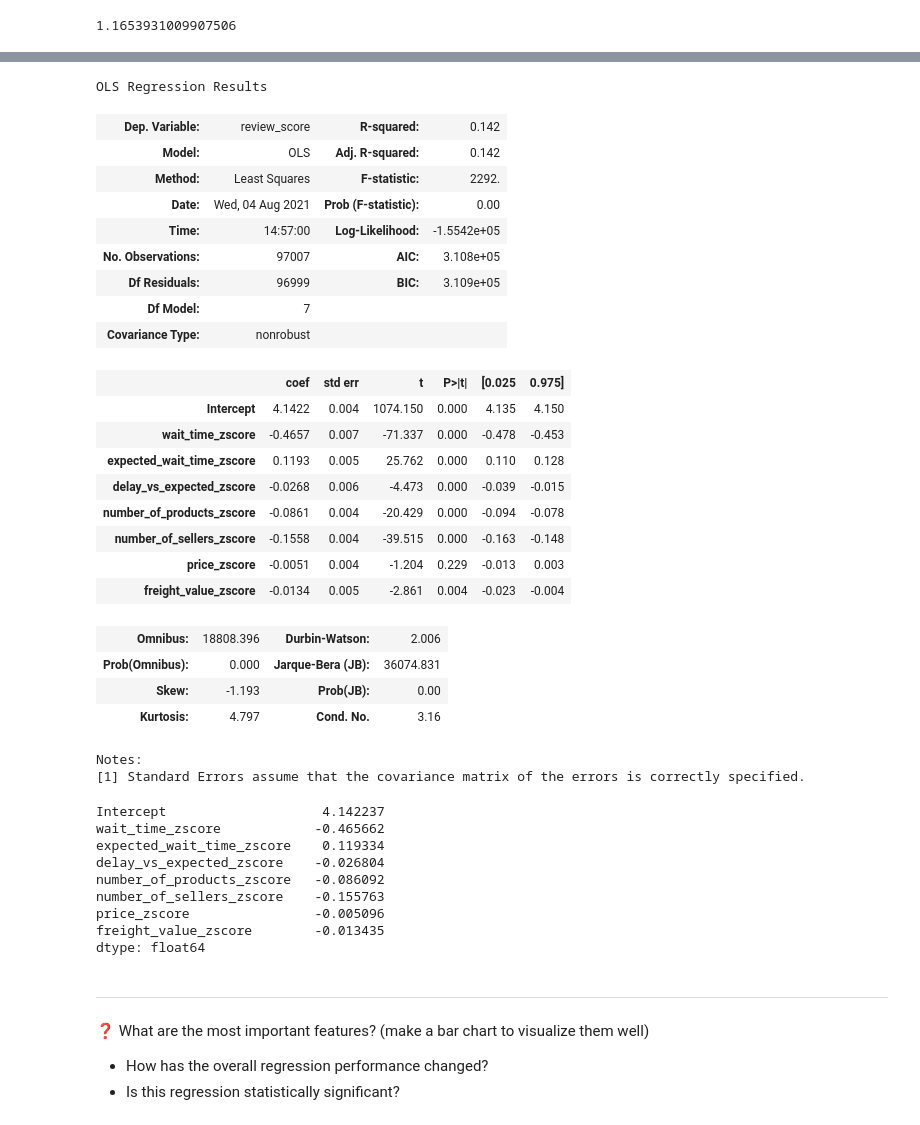
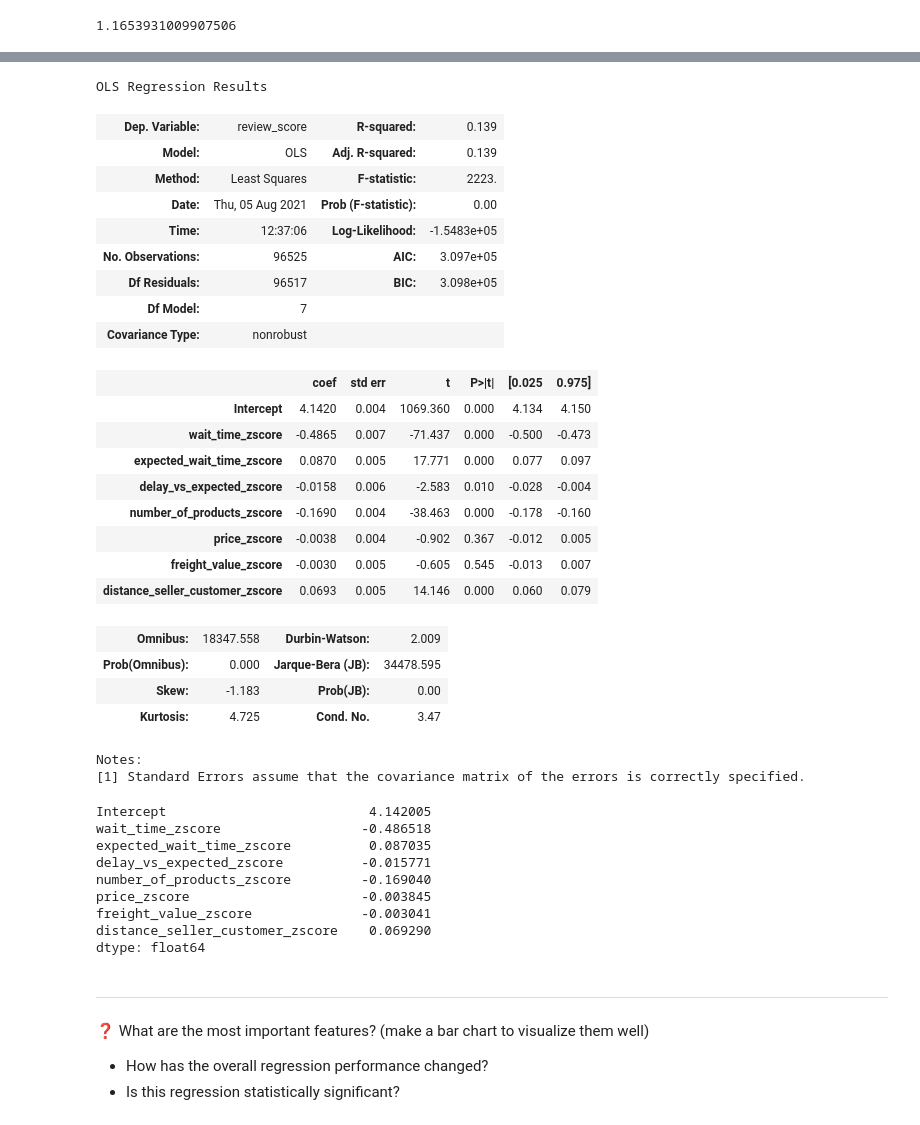
Before and after one commit to Nandosoq/nandoproject, a Jupyter notebook: 04-Decision-Science/03-Linear-Regression/01-Orders-Regression/orders_regression.ipynb, the cells around one changed output, grey strips where cells are left out. Drawn from its saved outputs; the diff is of its cells as text; code cells hidden in the pictures.

```diff
--- a/04-Decision-Science/03-Linear-Regression/01-Orders-Regression/orders_regression.ipynb
+++ b/04-Decision-Science/03-Linear-Regression/01-Orders-Regression/orders_regression.ipynb
@@ -206,6 +220,13 @@ vif_data
 1.1653931009907506
 # %%
 # standardize features (transform them into their respective z-scores)
+
+All = ['wait_time','expected_wait_time','delay_vs_expected',
+       'number_of_products','price','freight_value','distance_seller_customer']
+
+
+
+
 df = orders[All] #distance
 cols = list(df.columns)
 
@@ -218,3 +239,5 @@ for col in cols:
     df_zscore[col_zscore] = (df[col] - df[col].mean())/df[col].std()
 
 df_zscore['review_score'] = orders['review_score']
+
+df_zscore
@@ -221,49 +258,54 @@ df_zscore['review_score'] = orders['review_score']
 # %%
 # Create and train model4
+
+#f'review_score ~ {("+").join(All_z_score)}'
+
+
 All_z_score = [feature+'_zscore' for feature in All]
-model4 = smf.ols(formula = 'review_score ~ wait_time_zscore+expected_wait_time_zscore+delay_vs_expected_zscore+number_of_products_zscore+number_of_sellers_zscore+price_zscore+\
-freight_value_zscore', data=df_zscore).fit()
+
+
+model4 = smf.ols(formula = f'review_score ~ {("+").join(All_z_score)}', data=df_zscore).fit()
 
 #wait_time_zscore+expected_wait_time_zscore+delay_vs_expected_zscore+number_of_products_zscore+number_of_sellers_zscore+price_zscore+freight_value_zscore
 
 model4.summary()
 # %% [output]
 OLS Regression Results
-| Dep. Variable: | review_score | R-squared: | 0.142 |
-| Model: | OLS | Adj. R-squared: | 0.142 |
-| Method: | Least Squares | F-statistic: | 2292. |
-| Date: | Wed, 04 Aug 2021 | Prob (F-statistic): | 0.00 |
-| Time: | 14:57:00 | Log-Likelihood: | -1.5542e+05 |
-| No. Observations: | 97007 | AIC: | 3.108e+05 |
-| Df Residuals: | 96999 | BIC: | 3.109e+05 |
+| Dep. Variable: | review_score | R-squared: | 0.139 |
+| Model: | OLS | Adj. R-squared: | 0.139 |
+| Method: | Least Squares | F-statistic: | 2223. |
+| Date: | Thu, 05 Aug 2021 | Prob (F-statistic): | 0.00 |
+| Time: | 12:37:06 | Log-Likelihood: | -1.5483e+05 |
+| No. Observations: | 96525 | AIC: | 3.097e+05 |
+| Df Residuals: | 96517 | BIC: | 3.098e+05 |
 | Df Model: | 7 |  |  |
 | Covariance Type: | nonrobust |  |  |
 |  | coef | std err | t | P>|t| | [0.025 | 0.975] |
-| Intercept | 4.1422 | 0.004 | 1074.150 | 0.000 | 4.135 | 4.150 |
-| wait_time_zscore | -0.4657 | 0.007 | -71.337 | 0.000 | -0.478 | -0.453 |
-| expected_wait_time_zscore | 0.1193 | 0.005 | 25.762 | 0.000 | 0.110 | 0.128 |
-| delay_vs_expected_zscore | -0.0268 | 0.006 | -4.473 | 0.000 | -0.039 | -0.015 |
-| number_of_products_zscore | -0.0861 | 0.004 | -20.429 | 0.000 | -0.094 | -0.078 |
-| number_of_sellers_zscore | -0.1558 | 0.004 | -39.515 | 0.000 | -0.163 | -0.148 |
-| price_zscore | -0.0051 | 0.004 | -1.204 | 0.229 | -0.013 | 0.003 |
-| freight_value_zscore | -0.0134 | 0.005 | -2.861 | 0.004 | -0.023 | -0.004 |
+| Intercept | 4.1420 | 0.004 | 1069.360 | 0.000 | 4.134 | 4.150 |
+| wait_time_zscore | -0.4865 | 0.007 | -71.437 | 0.000 | -0.500 | -0.473 |
+| expected_wait_time_zscore | 0.0870 | 0.005 | 17.771 | 0.000 | 0.077 | 0.097 |
+| delay_vs_expected_zscore | -0.0158 | 0.006 | -2.583 | 0.010 | -0.028 | -0.004 |
+| number_of_products_zscore | -0.1690 | 0.004 | -38.463 | 0.000 | -0.178 | -0.160 |
+| price_zscore | -0.0038 | 0.004 | -0.902 | 0.367 | -0.012 | 0.005 |
+| freight_value_zscore | -0.0030 | 0.005 | -0.605 | 0.545 | -0.013 | 0.007 |
+| distance_seller_customer_zscore | 0.0693 | 0.005 | 14.146 | 0.000 | 0.060 | 0.079 |
-| Omnibus: | 18808.396 | Durbin-Watson: | 2.006 |
-| Prob(Omnibus): | 0.000 | Jarque-Bera (JB): | 36074.831 |
-| Skew: | -1.193 | Prob(JB): | 0.00 |
-| Kurtosis: | 4.797 | Cond. No. | 3.16 |
+| Omnibus: | 18347.558 | Durbin-Watson: | 2.009 |
+| Prob(Omnibus): | 0.000 | Jarque-Bera (JB): | 34478.595 |
+| Skew: | -1.183 | Prob(JB): | 0.00 |
+| Kurtosis: | 4.725 | Cond. No. | 3.47 |
 Notes:
 [1] Standard Errors assume that the covariance matrix of the errors is correctly specified.
 # %%
 model4.params
 # %% [output]
-Intercept                    4.142237
-wait_time_zscore            -0.465662
-expected_wait_time_zscore    0.119334
-delay_vs_expected_zscore    -0.026804
-number_of_products_zscore   -0.086092
-number_of_sellers_zscore    -0.155763
-price_zscore                -0.005096
-freight_value_zscore        -0.013435
+Intercept                          4.142005
+wait_time_zscore                  -0.486518
+expected_wait_time_zscore          0.087035
+delay_vs_expected_zscore          -0.015771
+number_of_products_zscore         -0.169040
+price_zscore                      -0.003845
+freight_value_zscore              -0.003041
+distance_seller_customer_zscore    0.069290
 dtype: float64
 # %%
 # Create and train model4
```
Also changed, not shown: parts of 5 cells of this notebook.
